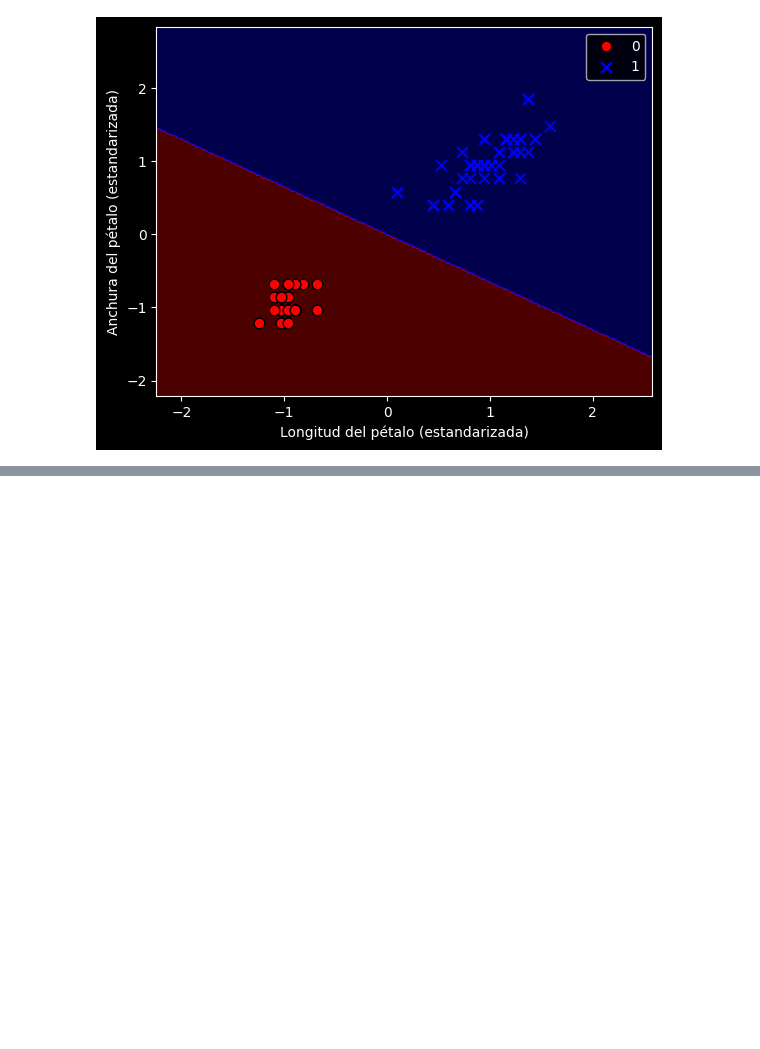
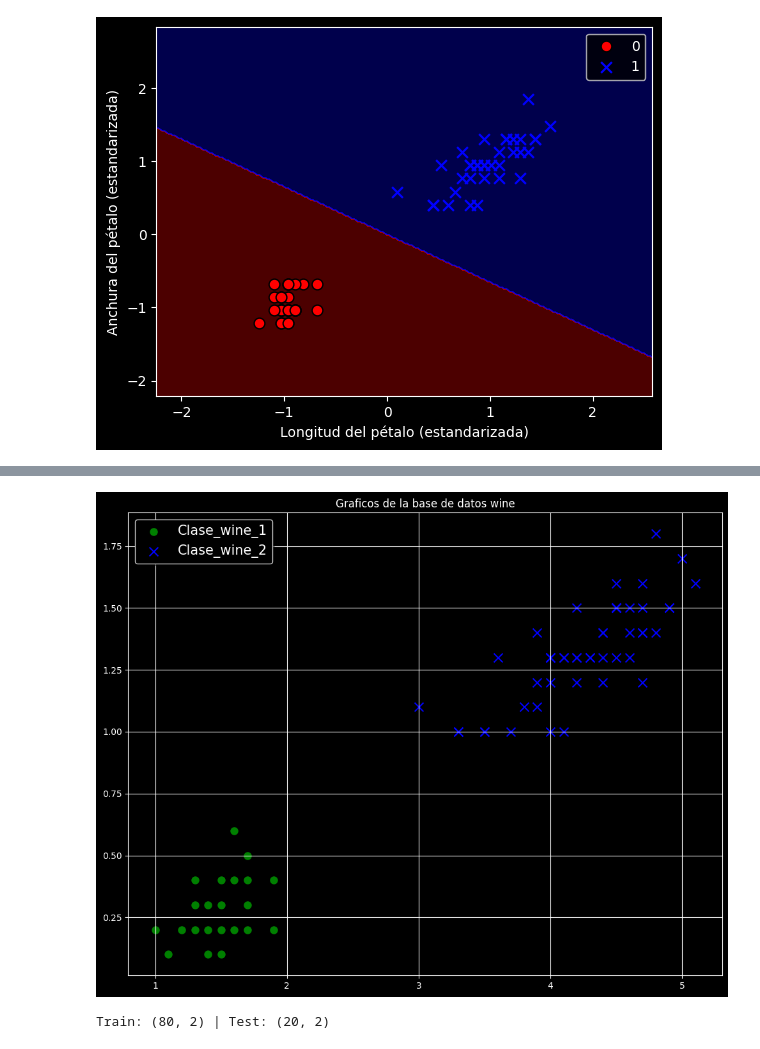
Before and after one commit to Luis-For/perceptr-n_adaline_SGD, a Jupyter notebook: taller.ipynb, the cells around one changed output, grey strips where cells are left out. Drawn from its saved outputs; the diff is of its cells as text; code cells hidden in the pictures; blank space fills up the shorter version.

```diff
--- a/taller.ipynb
+++ b/taller.ipynb
@@ -272,0 +285,31 @@ plot_decision_regions(X_train_std, y_train, percep)
+# %%
+# Carga de los datos de iris
+iris = datasets.load_iris()
+mask = iris.target != 2 # Solo setosa (0) y versicolor (1)
+X = iris.data[mask][:, [2, 3]]  # pétalo longitud y anchura
+y = iris.target[mask] # Etiquetado
+
+plt.style.use("dark_background")
+plt.figure(figsize=(10,8))
+plt.scatter(X[y==0,0], X[y==0,1], marker="o", color="green", s=100, edgecolors="black", label="Clase_wine_1")
+plt.scatter(X[y==1,0], X[y==1,1], marker="x", color="blue", s=100, edgecolors="black", label="Clase_wine_2")
+plt.title("Graficos de la base de datos wine")
+plt.grid(True)
+plt.legend(loc="best", shadow=True, fontsize=15)
+plt.tight_layout()
+plt.show()
+
+# Division y entranamiento de pruebas
+X_train, X_test, y_train, y_test = train_test_split(
+    X, y, test_size=0.2, random_state=42, stratify=y
+)
+
+# Escalado (fit solo con train)
+scaler = StandardScaler().fit(X_train)
+X_train_std = scaler.transform(X_train)
+X_test_std  = scaler.transform(X_test)
+
+print("Train:", X_train_std.shape, "| Test:", X_test_std.shape)
+# %% [output]
+[figure, added]
+Train: (80, 2) | Test: (20, 2)
```
Also changed, not shown: parts of 10 cells of this notebook.
